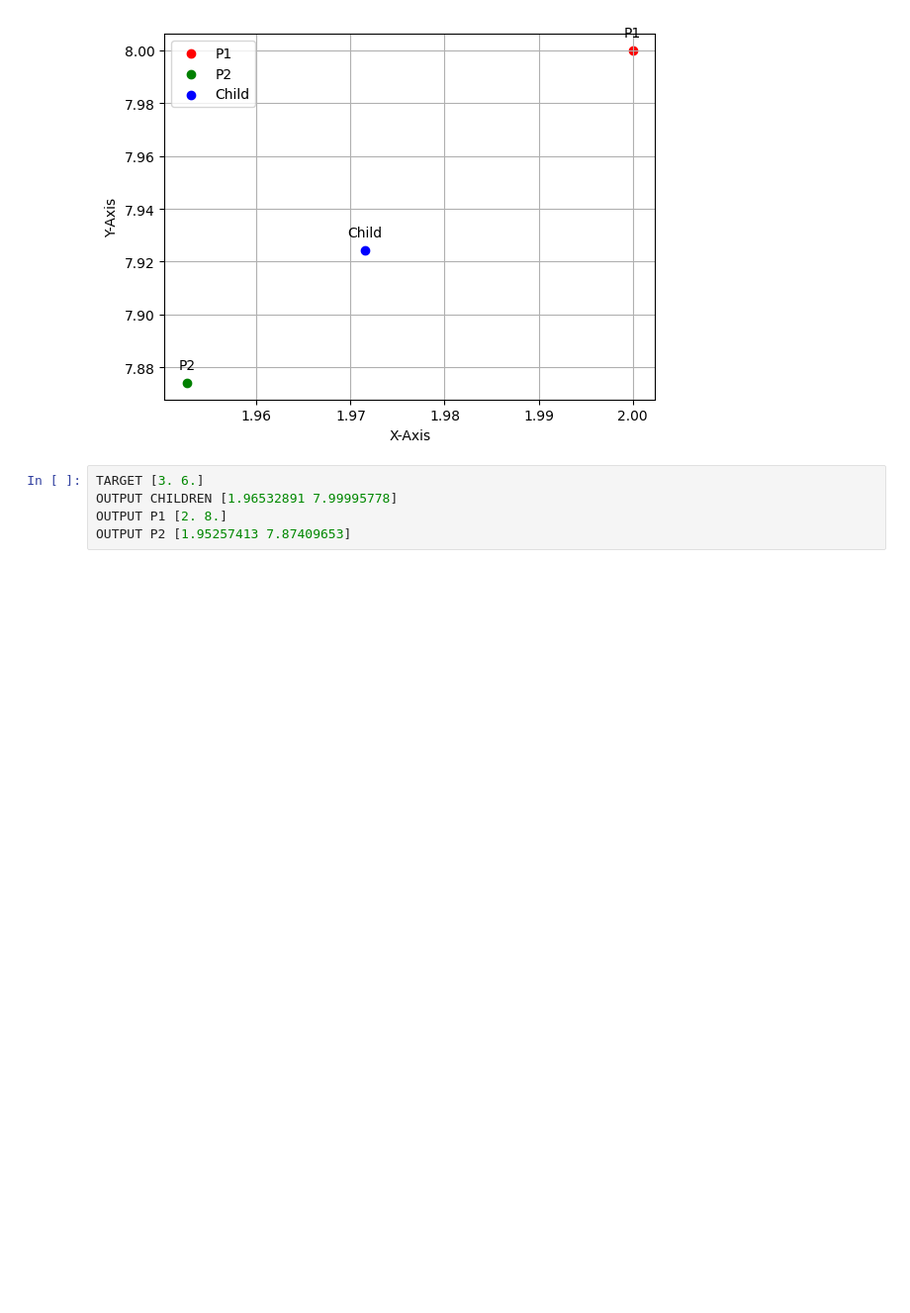
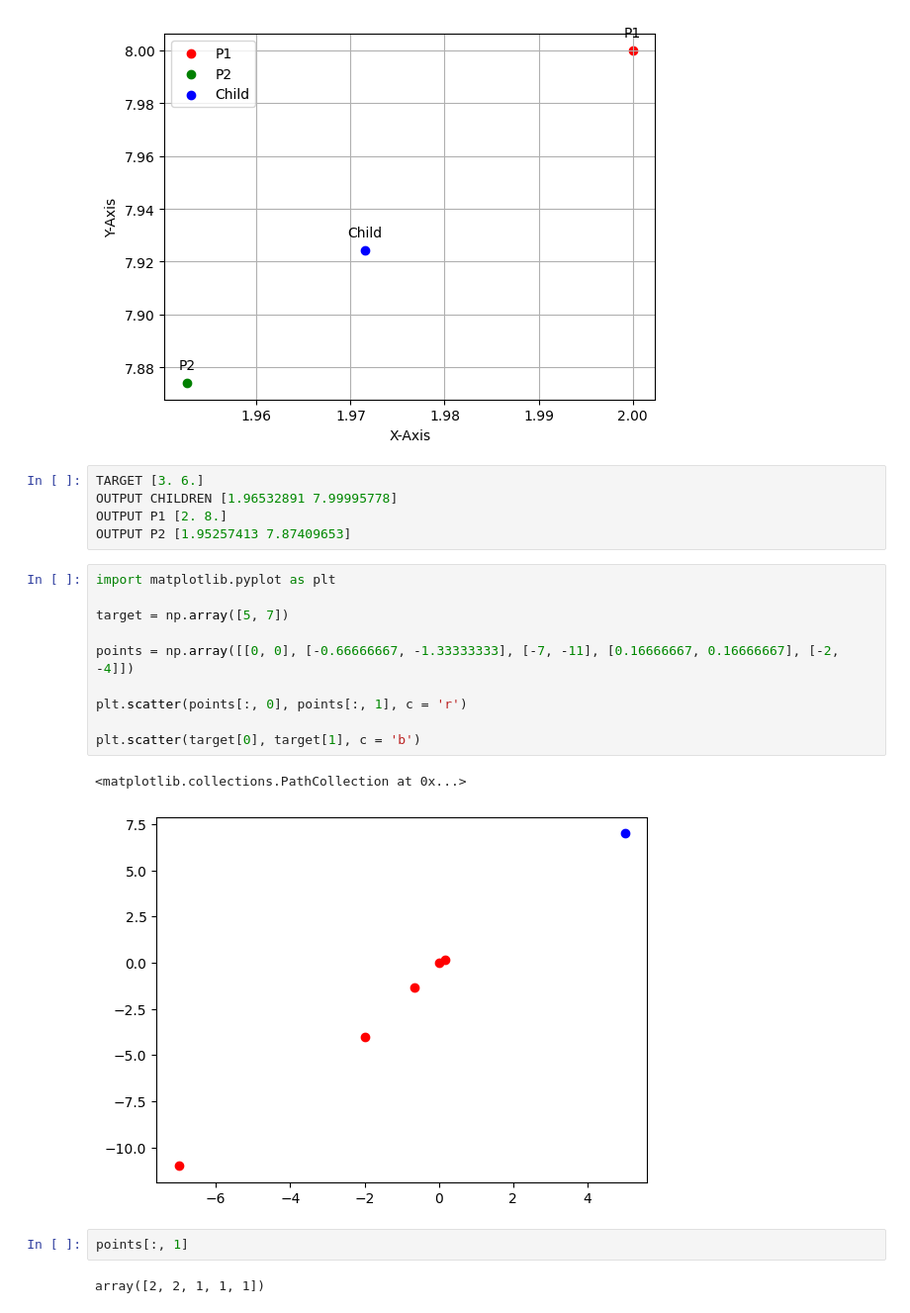
Before and after one commit to inesmcm26/gsgp, a Jupyter notebook: test.ipynb, the cells around one changed output. Shown at 99% size. Saved outputs shown, nothing was run; the diff lists cells and outputs as text; blank space fills up the shorter version.

```diff
--- a/test.ipynb
+++ b/test.ipynb
@@ -103,3 +103,20 @@ TARGET [3. 6.]
 OUTPUT CHILDREN [1.96532891 7.99995778]
 OUTPUT P1 [2. 8.]
 OUTPUT P2 [1.95257413 7.87409653]
+# %%
+import matplotlib.pyplot as plt
+
+target = np.array([5, 7])
+
+points = np.array([[0, 0], [-0.66666667, -1.33333333], [-7, -11], [0.16666667, 0.16666667], [-2, -4]])
+
+plt.scatter(points[:, 0], points[:, 1], c = 'r')
+
+plt.scatter(target[0], target[1], c = 'b')
+# %% [output]
+<matplotlib.collections.PathCollection at 0x...>
+[figure, added]
+# %%
+points[:, 1]
+# %% [output]
+array([2, 2, 1, 1, 1])
```
Also changed, not shown: 4 other files.
